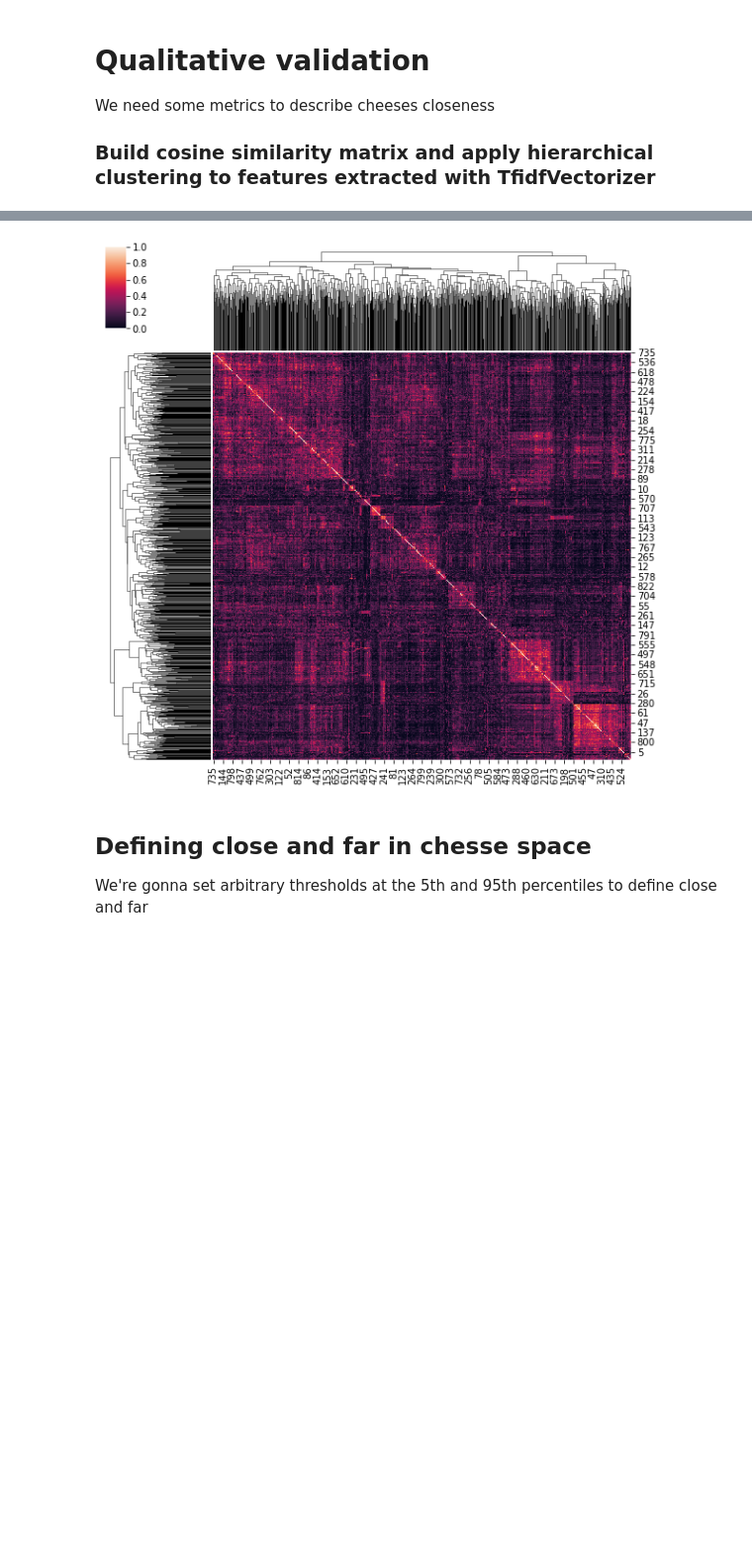
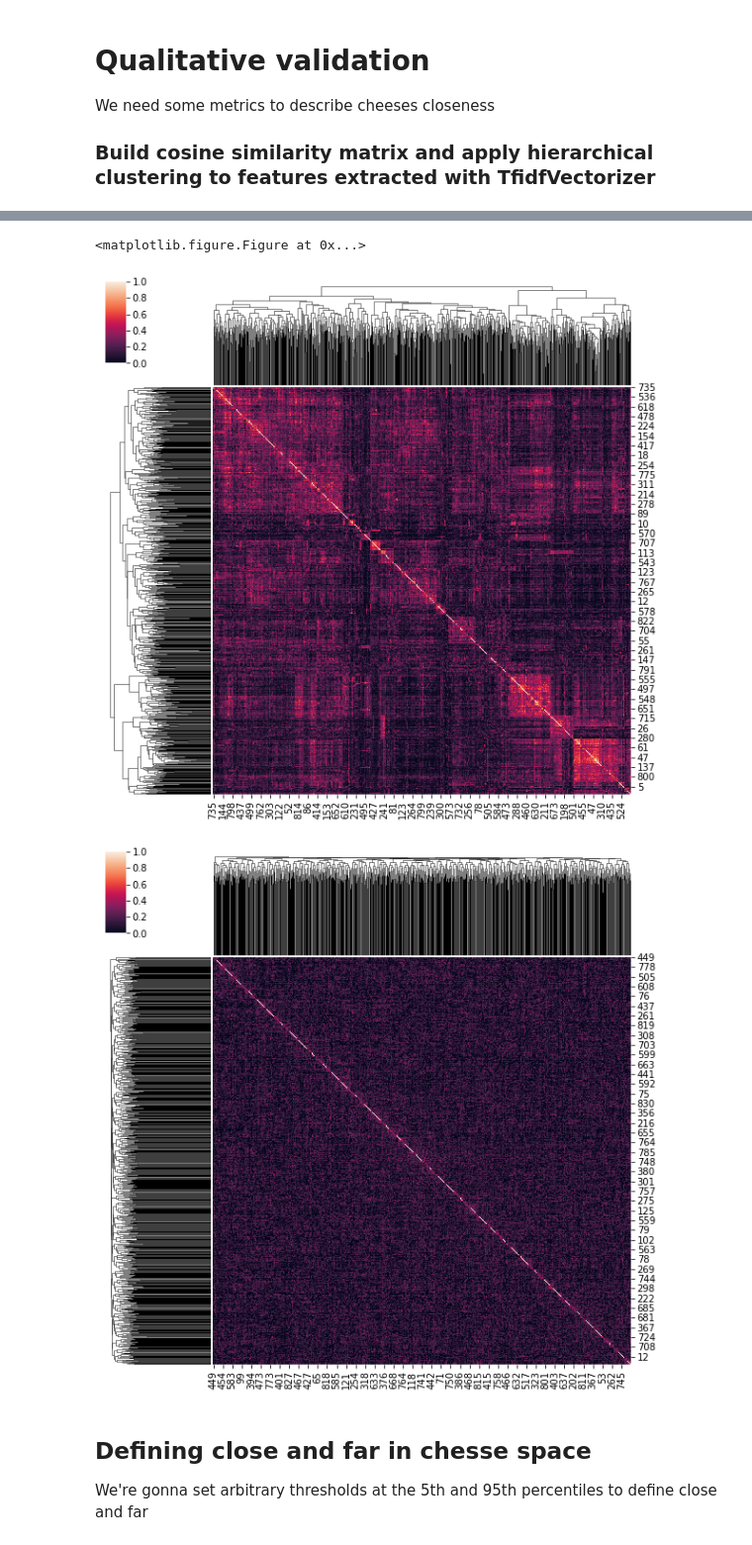
Before and after one commit to josarago/Insight, a Jupyter notebook: first_draft.ipynb, the cells around one changed output, grey strips where cells are left out. Shown at 99% size. Drawn from its saved outputs; the diff is of its cells as text; code cells hidden in the pictures; blank space fills up the shorter version.

```diff
--- a/first_draft.ipynb
+++ b/first_draft.ipynb
@@ -153,13 +164,14 @@ class RawCheesesDF:
         filtered_indexes = list(set(friendly_cheeses_indexes).union(set(detailed_cheeses_indexes)))
         print(len(filtered_indexes))
         temp_df = self.raw_df['name'].loc[filtered_indexes].copy()
+#         fltrd_features_mat = features_matrix[]
         fltrd_docs = dict.fromkeys(list(self.raw_df['name'].loc[filtered_indexes]),[])
         for key in fltrd_docs.keys():
             fltrd_docs[key] = self.get_docs()[key]
         print(len(fltrd_docs))
         fltrd_features_matrix = f_extrct.fit_transform(list(fltrd_docs.values()))
         fltrd_cosine = cosine_similarity(fltrd_features_matrix)
-        return fltrd_cosine, cosine, mean_sim_vec, filtered_indexes, fltrd_docs
+        return fltrd_cosine, cosine, mean_sim_vec, filtered_indexes, fltrd_docs, features_matrix, f_extrct
 
 #     def get_cosine_distance_matrix(self,feature_extractor='default'):
 #         if feature_extractor in ['default','TfidfVectorizer']:
@@ -171,5 +183,3 @@ class RawCheesesDF:
 #         features_matrix = f_extrct.fit_transform(list(self.docs.values()))
 #         cosine = cosine_distances(features_matrix)
 #         return cosine
-
-cheeses = RawCheesesDF(None)
@@ -254,13 +280,30 @@ We need some metrics to describe cheeses closeness
 # %%
 # Set up the matplotlib figure
 # f, ax = plt.subplots(figsize=(11, 9))
-similiarity_matrix, cosine, mean_sim_vec, filtered_indexes, fltrd_docs = cheeses.get_cosine_similarity_matrix(mean_similarity_thresh=0.2,min_description_len=12)
+similiarity_matrix, cosine, mean_sim_vec, filtered_indexes, fltrd_docs, features_matrix, f_extrct = cheeses.get_cosine_similarity_matrix(mean_similarity_thresh=0.2,min_description_len=12)
+
+
+# create random cheese_docs
+random_docs = fltrd_docs.copy()
+for key in random_docs.keys():
+    n_sample = len(random_docs[key])
+    random_docs[key] = random.sample(list(f_extrct.vocabulary_.keys()),n_sample)
+
+#
+random_features_matrix = f_extrct.fit_transform(list(random_docs.values()))
+random_cosine = cosine_similarity(random_features_matrix)
+
+
+fig = plt.figure(figsize=(20, 10))
 clg = sns.clustermap(similiarity_matrix)
+clg = sns.clustermap(random_cosine)
 # %% [output]
 (1829, 1829)
 836
 836
+<matplotlib.figure.Figure at 0x...>
 [figure]
+[figure, added]
 # %% [markdown]
 ## Defining close and far in chesse space
 We're gonna set arbitrary thresholds at the 5th and 95th percentiles to define close and far
```
Also changed, not shown: parts of 103 cells of this notebook, 3 other files.
